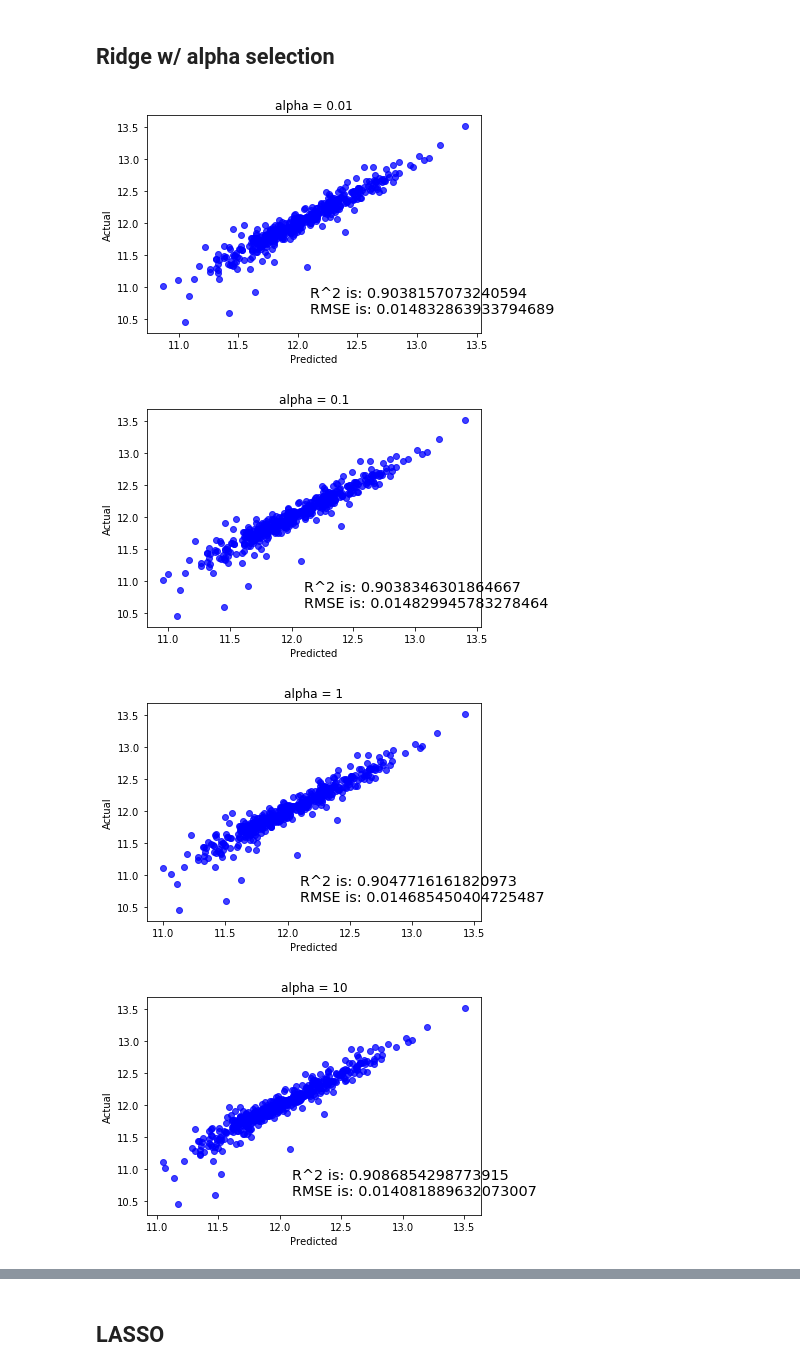
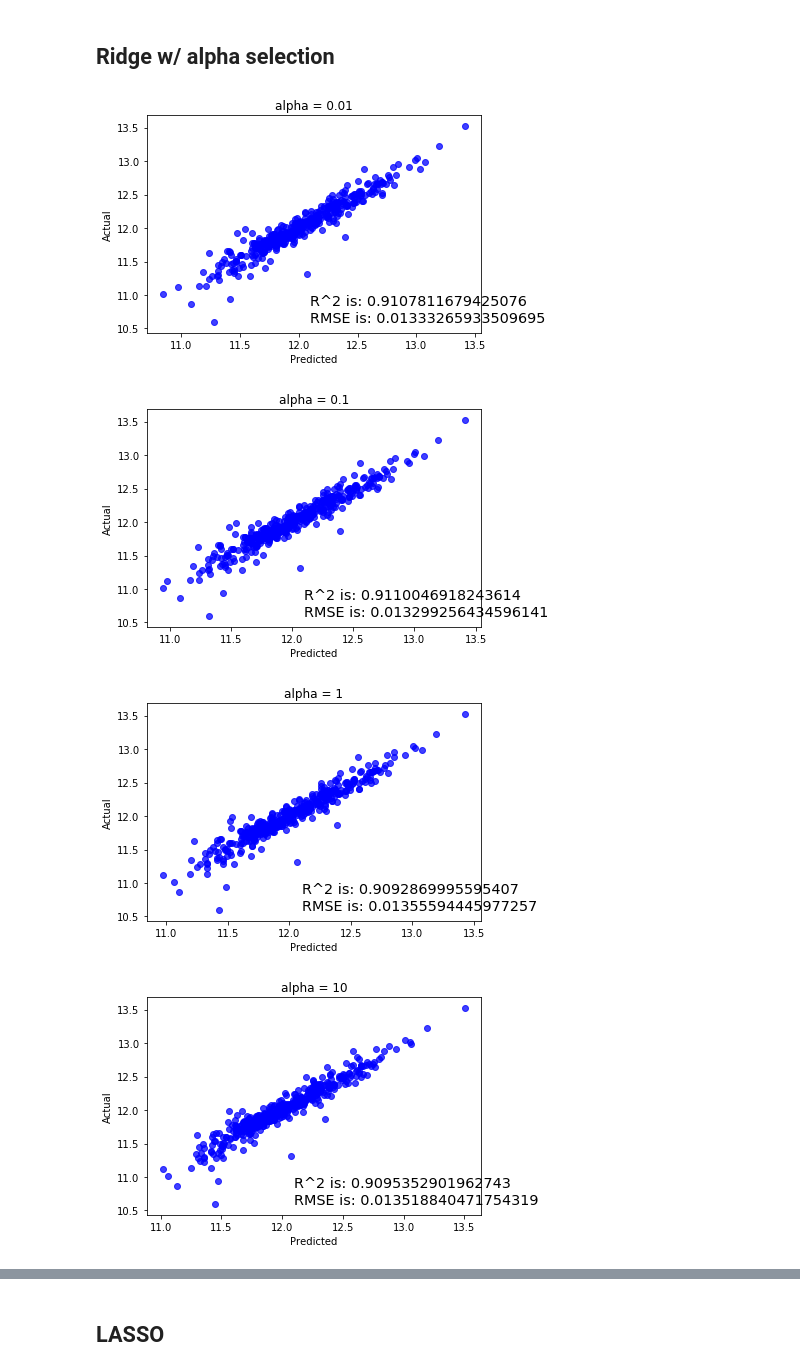
Before and after one commit to brandtg28/kaggle_housing_prices, a Jupyter notebook: model.ipynb, the cells around one changed output, grey strips where cells are left out. Drawn from its saved outputs; the diff is of its cells as text; code cells hidden in the pictures.

```diff
--- a/model.ipynb
+++ b/model.ipynb
@@ -29,7 +29,7 @@ print(y.shape)
 # %% [markdown]
 ## Train_Test_Split
 # %%
-X_train, X_test, y_train, y_test = train_test_split(X, y, test_size=0.33,
+X_train, X_test, y_train, y_test = train_test_split(X, y, test_size=0.3,
                                                     random_state=42)
 # %%
 ols = LinearRegression()
@@ -60,23 +60,24 @@ plt.show()
 # %% [markdown]
 ## Ridge w/ alpha selection
 # %%
+actual_values=y_test
 for i in range (-2, 4):
     alpha = 10**i
     rm = linear_model.Ridge(alpha=alpha)
-    ridge_model = rm.fit(X_train, y_train)
-    preds_ridge = ridge_model.predict(X_test)
+    lm_ridge = rm.fit(X_train, y_train)
+    ridge_predict = lm_ridge.predict(X_test)
 
-    plt.scatter(preds_ridge, actual_values, alpha=.75, color='b')
+    plt.scatter(ridge_predict, actual_values, alpha=.75, color='b')
     plt.xlabel('Predicted')
     plt.ylabel('Actual')
     plt.title('alpha = {}'.format(alpha))
     overlay = 'R^2 is: {}\nRMSE is: {}'.format(
-                    ridge_model.score(X_test, y_test),
-                    mean_squared_error(y_test, preds_ridge))
+                    lm_ridge.score(X_test, y_test),
+                    mean_squared_error(y_test, ridge_predict))
     plt.annotate(s=overlay,xy=(12.1,10.6),size='x-large')
     plt.show()
 # %% [output]
-[figure, old version]
+[figure, new version]
-[figure, old version]
+[figure, new version]
-[figure, old version]
+[figure, new version]
-[figure, old version]
+[figure, new version]
```
Also changed, not shown: parts of 20 cells of this notebook, 1 other file.
